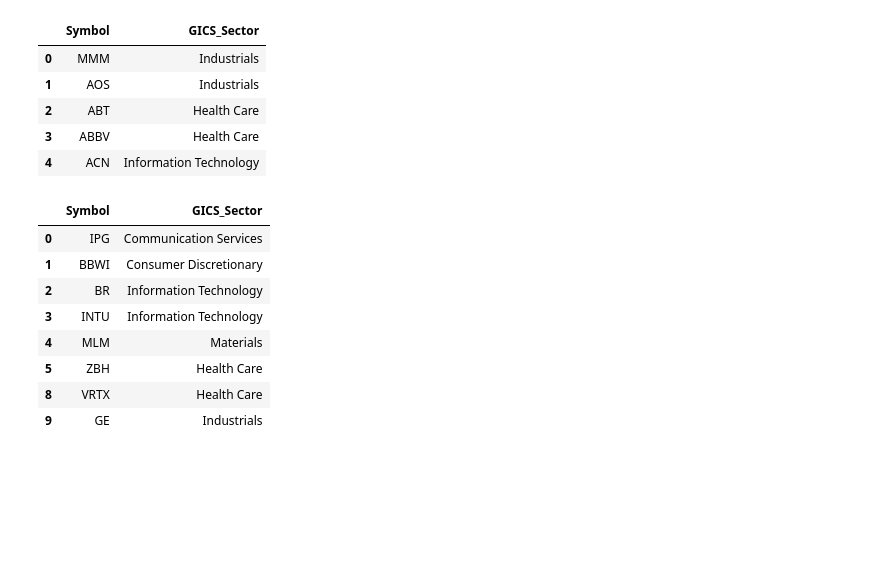
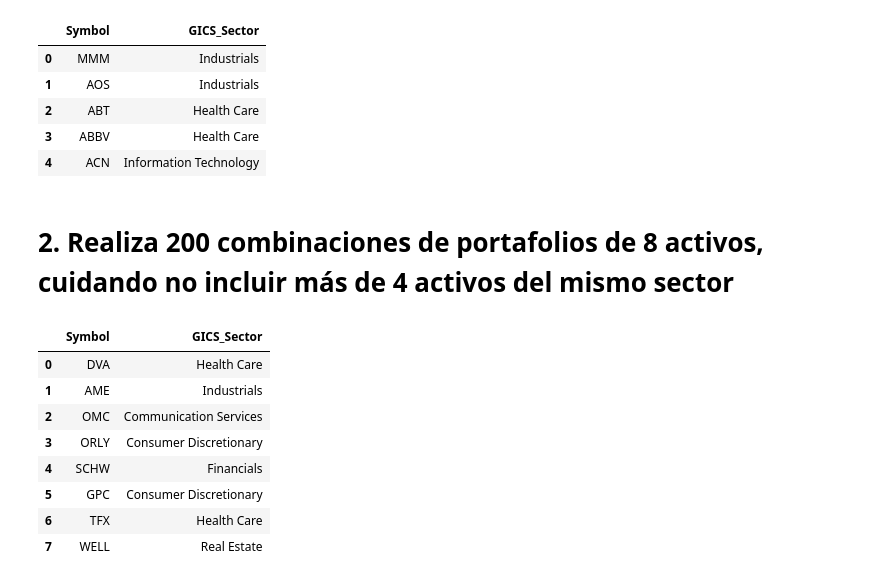
Before and after one commit to luisejdm/Simulacion_Procesos_Financieros, a Jupyter notebook: Actividades/Actividad05/Actividad05.ipynb, the cells around one changed output. Saved outputs shown, nothing was run; the diff lists cells and outputs as text; code cells hidden in the pictures; blank space fills up the shorter version.

```diff
--- a/Actividades/Actividad05/Actividad05.ipynb
+++ b/Actividades/Actividad05/Actividad05.ipynb
@@ -71,32 +62,41 @@ tickers_sector.head()
 | 2 | ABT | Health Care |
 | 3 | ABBV | Health Care |
 | 4 | ACN | Information Technology |
+# %% [markdown]
+# 2. Realiza 200 combinaciones de portafolios de 8 activos, cuidando no incluir más de 4 activos del mismo sector
 # %%
-def sample_stocks(df, sample_size=8, max_per_sector=2):
+n_acciones = 8
+max_per_sector = 4
+
+# Función que toma muestras de 8 acciones delimitando un máximo por sector
+def sample_stocks(df, n_acciones, max_per_sector):
     sampled = []
     sector_counts = {}
 
     shuffled_df = df.sample(frac=1).reset_index(drop=True)
 
     for _, row in shuffled_df.iterrows():
         sector = row["GICS_Sector"]
         if sector_counts.get(sector, 0) < max_per_sector:
             sampled.append(row)
             sector_counts[sector] = sector_counts.get(sector, 0) + 1
-        if len(sampled) == sample_size:
+        if len(sampled) == n_acciones:
             break
 
     return pd.DataFrame(sampled)
 
-samples = [sample_stocks(tickers_sector) for _ in range(50)]
+n_port = 200
+
+# Simula n portafolios
+samples = [sample_stocks(tickers_sector, n_acciones, max_per_sector) for _ in range(n_port)]
 samples[0]
 # %% [output]
 |  | Symbol | GICS_Sector |
-| 0 | IPG | Communication Services |
-| 1 | BBWI | Consumer Discretionary |
-| 2 | BR | Information Technology |
-| 3 | INTU | Information Technology |
-| 4 | MLM | Materials |
-| 5 | ZBH | Health Care |
-| 8 | VRTX | Health Care |
-| 9 | GE | Industrials |
+| 0 | DVA | Health Care |
+| 1 | AME | Industrials |
+| 2 | OMC | Communication Services |
+| 3 | ORLY | Consumer Discretionary |
+| 4 | SCHW | Financials |
+| 5 | GPC | Consumer Discretionary |
+| 6 | TFX | Health Care |
+| 7 | WELL | Real Estate |
```
Also changed, not shown: parts of 36 cells of this notebook.
